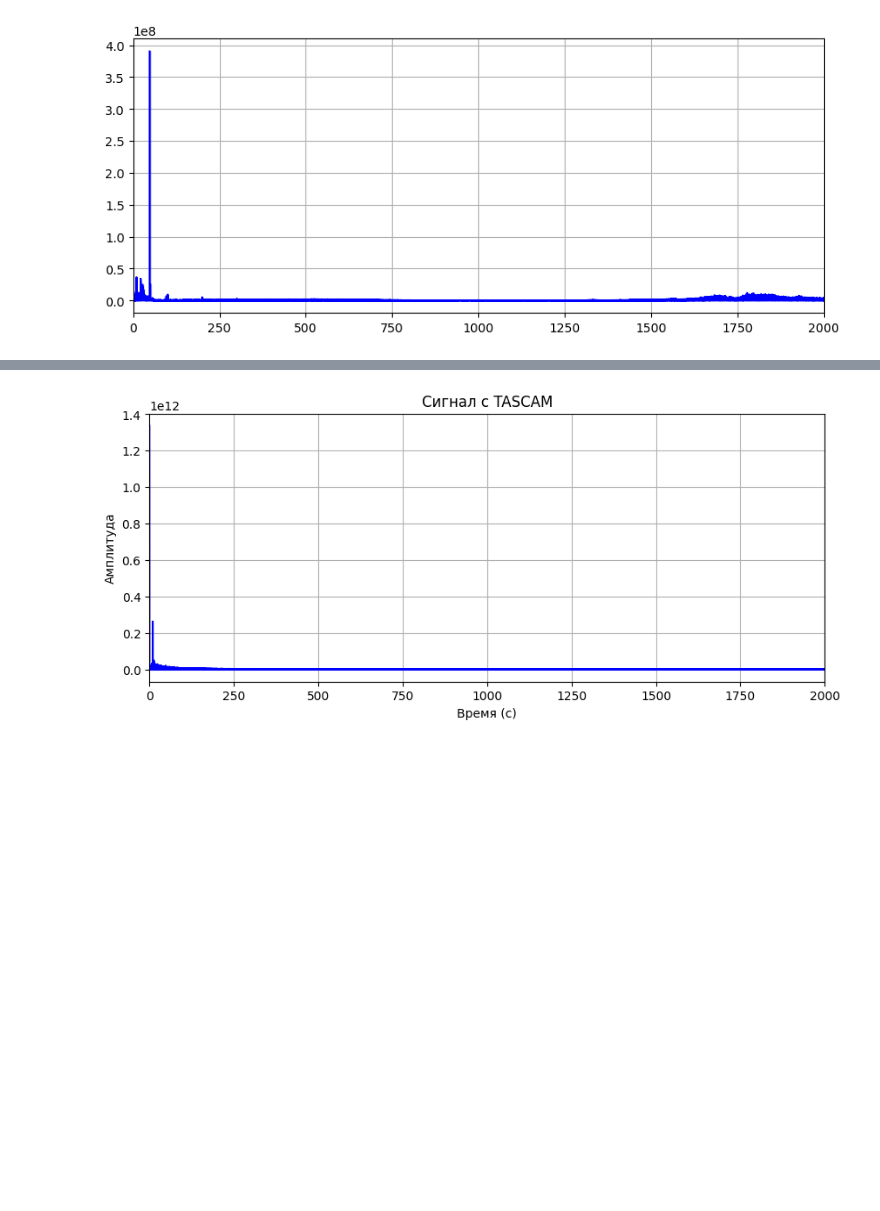
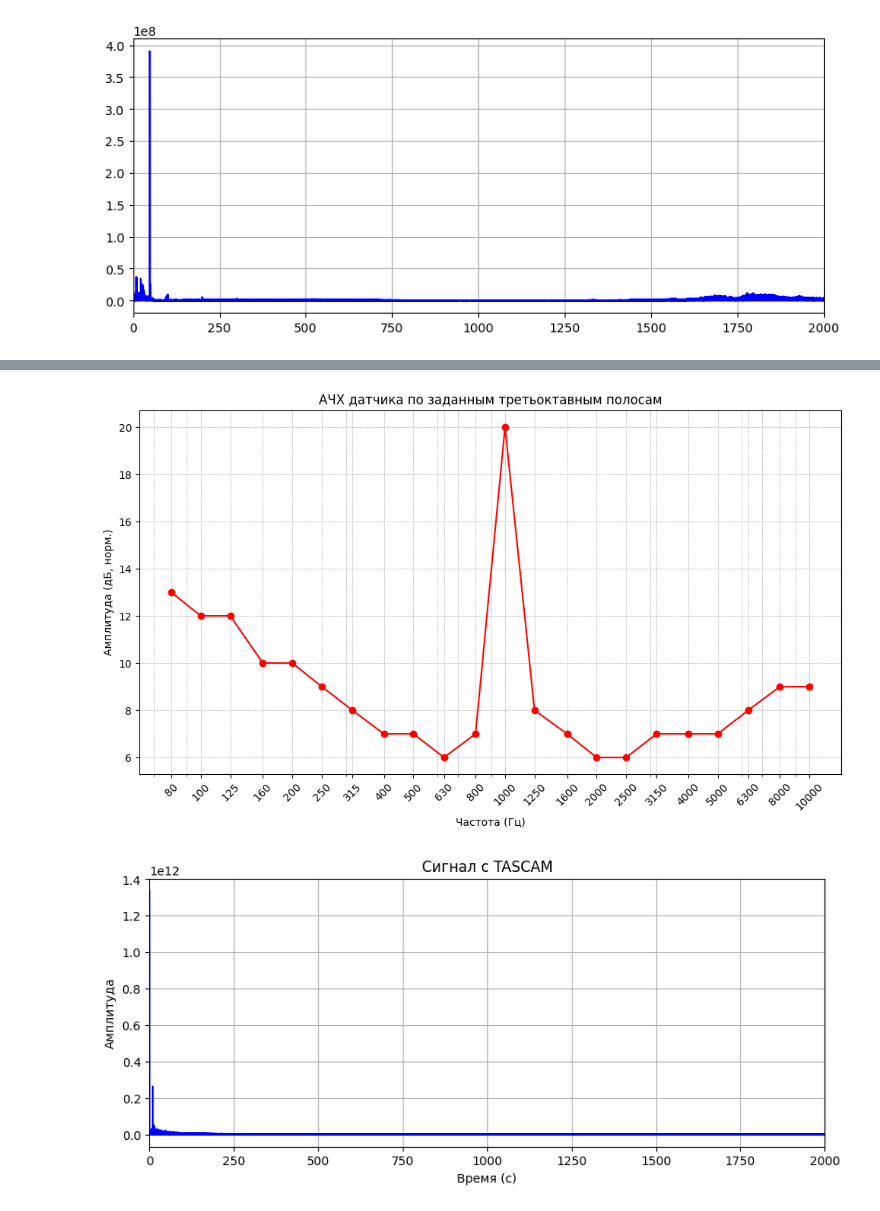
Before and after one commit to bdExplore/Scientific, a Jupyter notebook: Python/pgd_analys.ipynb, the cells around one changed output, grey strips where cells are left out. Cells and saved outputs as stored; diff of their text form; code cells hidden in the pictures; blank space fills up the shorter version.

```diff
--- a/Python/pgd_analys.ipynb
+++ b/Python/pgd_analys.ipynb
@@ -236,3 +245,15 @@ plt.show()
+# %%
+plt.figure(figsize=(10, 6))
+plt.semilogx(center_freqs, amp_standard_self, marker='o', color='red')
+plt.grid(True, which='both', linestyle='--', linewidth=0.5)
+plt.xlabel('Частота (Гц)')
+plt.ylabel('Амплитуда (дБ, норм.)')
+plt.title('АЧХ датчика по заданным третьоктавным полосам')
+plt.xticks(center_freqs, [f"{int(f)}" for f in center_freqs], rotation=45)
+plt.tight_layout()
+plt.show()
+# %% [output]
+[figure, added]
 # %%
 f = fftfreq(len(data), 1 / fs)
 plt.figure(figsize=(10, 4))
```
Also changed, not shown: parts of 4 cells of this notebook, 22 other files.
